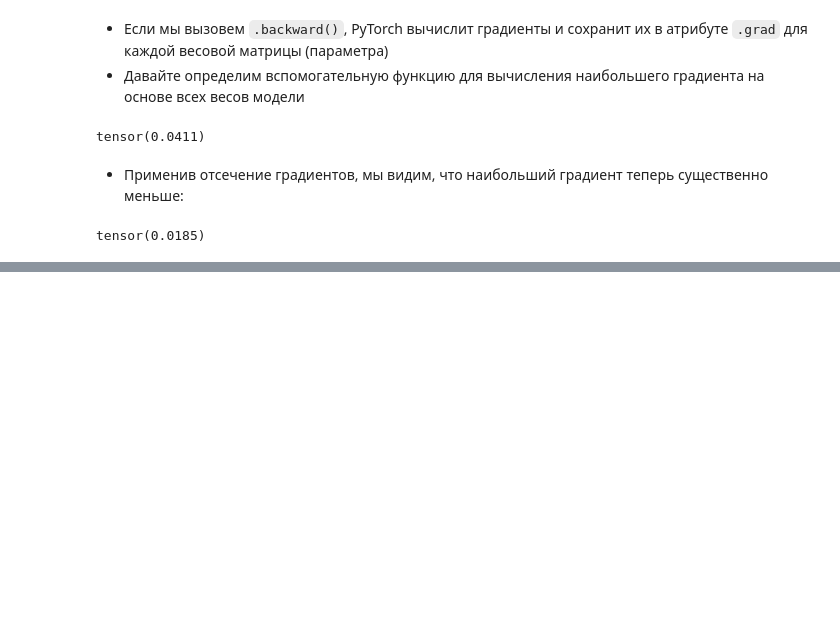
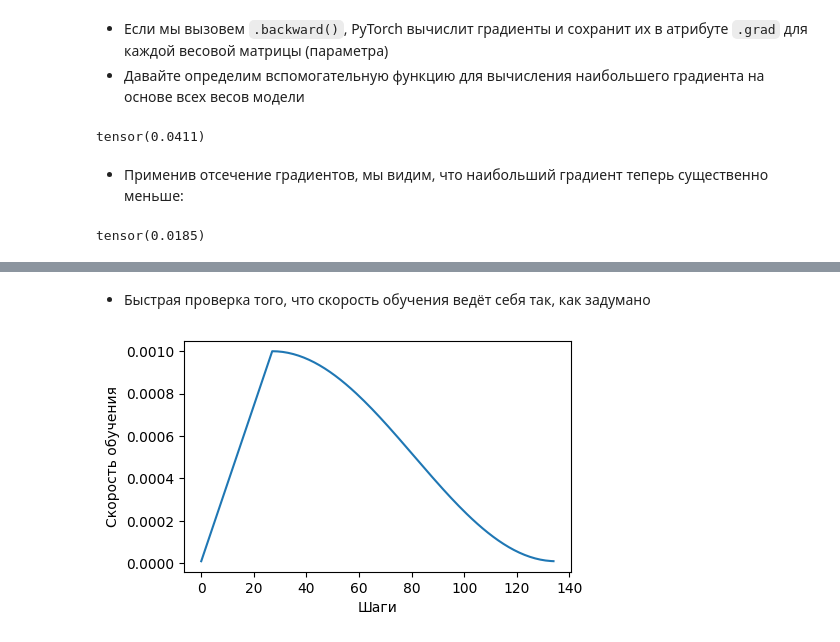
Before and after one commit to vnook-dedoolee/building-llm, a Jupyter notebook: 08-adding-bells-and-whistles-to-the-training-loop/appendix-d.ipynb, the cells around one changed output, grey strips where cells are left out. Saved outputs shown, nothing was run; the diff lists cells and outputs as text; code cells hidden in the pictures; blank space fills up the shorter version.

```diff
--- a/08-adding-bells-and-whistles-to-the-training-loop/appendix-d.ipynb
+++ b/08-adding-bells-and-whistles-to-the-training-loop/appendix-d.ipynb
@@ -285,0 +368,25 @@ tensor(0.0185)
+# %%
+import tiktoken
+import time
+
+start_time = time.time()
+
+torch.manual_seed(123)
+model = GPTModel(GPT_CONFIG_124M)
+model.to(device)
+
+peak_lr = 0.001
+optimizer = torch.optim.AdamW(model.parameters(), lr=peak_lr, weight_decay=0.1)
+tokenizer = tiktoken.get_encoding("gpt2")
+
+n_epochs = 15
+train_losses, val_losses, tokens_seen, lrs = train_model(
+    model, train_loader, val_loader, optimizer, device, n_epochs=n_epochs,
+    eval_freq=5, eval_iter=1, start_context="Every effort moves you",
+    tokenizer=tokenizer, warmup_steps=warmup_steps,
+    initial_lr=1e-5, min_lr=1e-5
+)
+
+end_time = time.time()
+execution_time_minutes = (end_time - start_time) / 60
+print(f"Обучение завершено за {execution_time_minutes:.2f} минут.")
@@ -285,0 +417,10 @@ tensor(0.0185)
+# %% [markdown]
+- Быстрая проверка того, что скорость обучения ведёт себя так, как задумано
+# %%
+plt.figure(figsize=(5, 3))
+plt.plot(range(len(lrs)), lrs)
+plt.ylabel("Скорость обучения")
+plt.xlabel("Шаги")
+plt.show()
+# %% [output]
+[figure, added]
```
Also changed, not shown: parts of 7 cells of this notebook.
